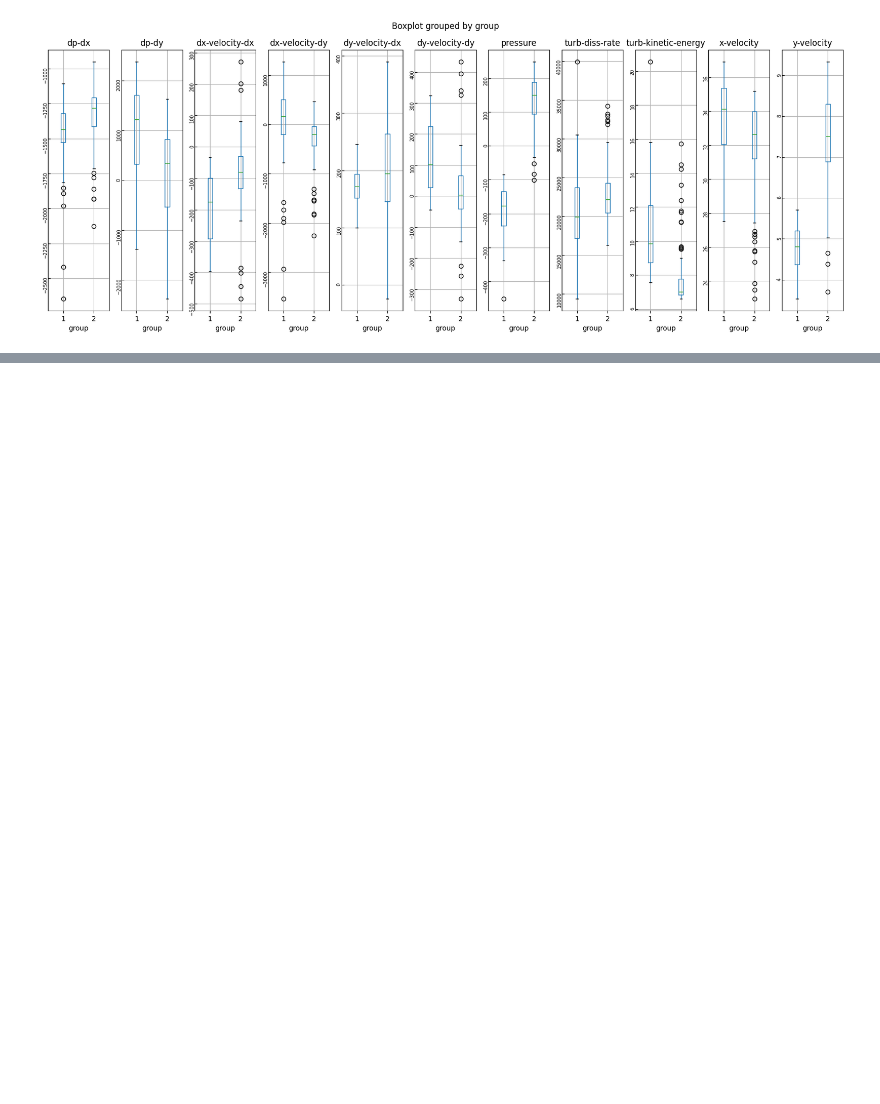
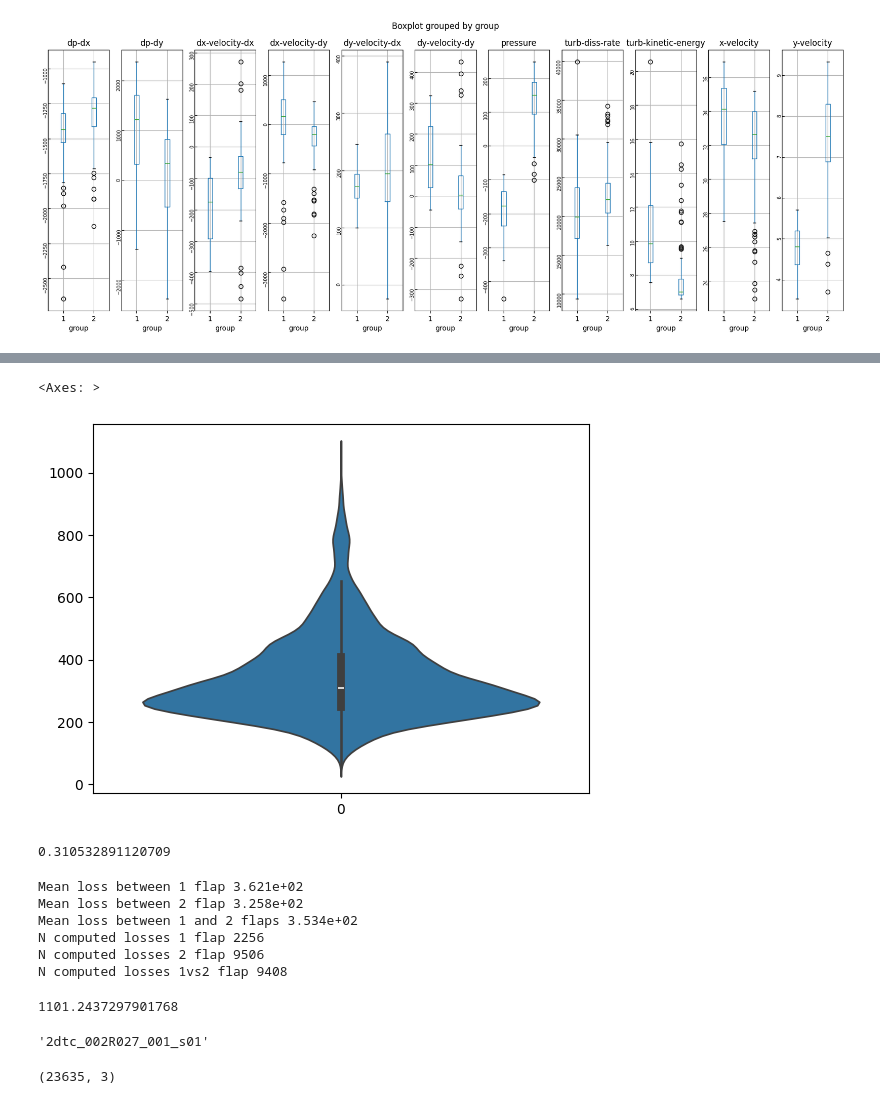
Before and after one commit to MarcelloCeresini/Thesis, a Jupyter notebook: src/analysis/meshComplete_analysis.ipynb, the cells around one changed output, grey strips where cells are left out. Saved outputs shown, nothing was run; the diff lists cells and outputs as text; code cells hidden in the pictures; blank space fills up the shorter version.

```diff
--- a/src/analysis/meshComplete_analysis.ipynb
+++ b/src/analysis/meshComplete_analysis.ipynb
@@ -158,0 +239,11 @@ boxplot_by(label_info, "split")
+# %%
+ma = np.ma.masked_array(pressure_loss_matrix, mask=np.eye(pressure_loss_matrix.shape[0]))
+
+sns.violinplot(pd.DataFrame(ma[ma.mask == False]))
+# %% [output]
+<Axes: >
+[figure, added]
+# %%
+ma.mean() / np.mean([np.mean(np.abs(obj.face_center_labels["pressure"])) for obj in meshComplete_objs])
+# %% [output]
+0.310532891120709
@@ -158,0 +252,19 @@ boxplot_by(label_info, "split")
+# %%
+print(f"Mean loss between 1 flap {np.ma.sum(ma[:last_1flap, :last_1flap]) / np.ma.count(ma[:last_1flap, :last_1flap]):.3e}")
+print(f"Mean loss between 2 flap {np.ma.sum(ma[last_1flap:, last_1flap:]) / np.ma.count(ma[last_1flap:, last_1flap:]):.3e}")
+print(f"Mean loss between 1 and 2 flaps { (np.ma.sum(ma[:last_1flap, last_1flap:]) + np.ma.sum(ma[last_1flap:, :last_1flap])) / (np.ma.count(ma[:last_1flap, last_1flap:]) + np.ma.count(ma[last_1flap:, :last_1flap])):.3e}")
+
+print(f"N computed losses 1 flap {np.ma.count(ma[:last_1flap, :last_1flap]):.0f}")
+print(f"N computed losses 2 flap {np.ma.count(ma[last_1flap:, last_1flap:]):.0f}")
+print(f"N computed losses 1vs2 flap {(np.ma.count(ma[:last_1flap, last_1flap:]) + np.ma.count(ma[last_1flap:, :last_1flap])):.0f}")
+# %% [output]
+Mean loss between 1 flap 3.621e+02
+Mean loss between 2 flap 3.258e+02
+Mean loss between 1 and 2 flaps 3.534e+02
+N computed losses 1 flap 2256
+N computed losses 2 flap 9506
+N computed losses 1vs2 flap 9408
+# %%
+np.mean([np.mean(np.abs(obj.face_center_labels["pressure"])) for obj in meshComplete_objs])
+# %% [output]
+1101.2437297901768
@@ -158,0 +278,4 @@ boxplot_by(label_info, "split")
+# %%
+meshComplete_objs[74].name
+# %% [output]
+'2dtc_002R027_001_s01'
@@ -158,0 +285,4 @@ boxplot_by(label_info, "split")
+# %%
+obj.cell_center_positions.shape
+# %% [output]
+(23635, 3)
```
Also changed, not shown: parts of 24 cells of this notebook, 4 other files.
